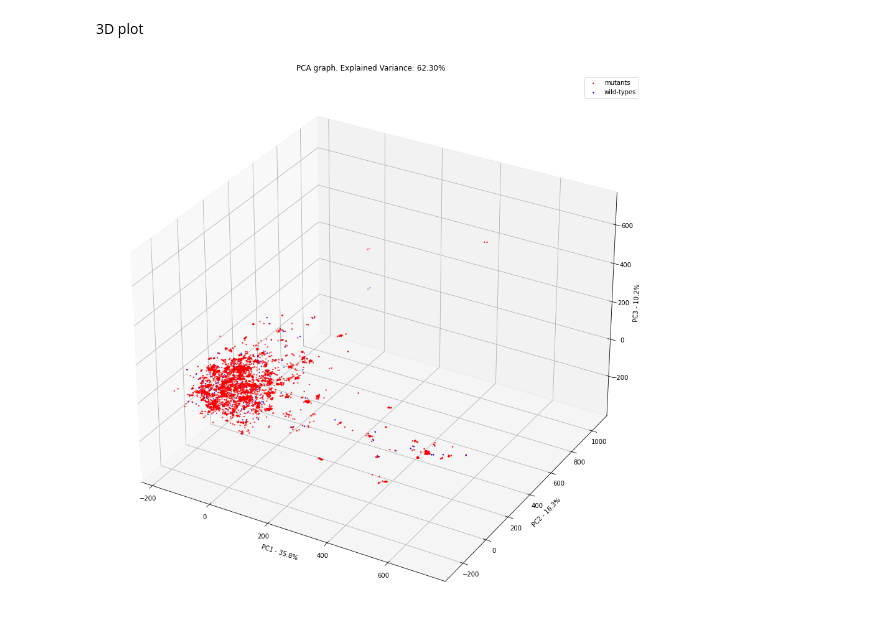
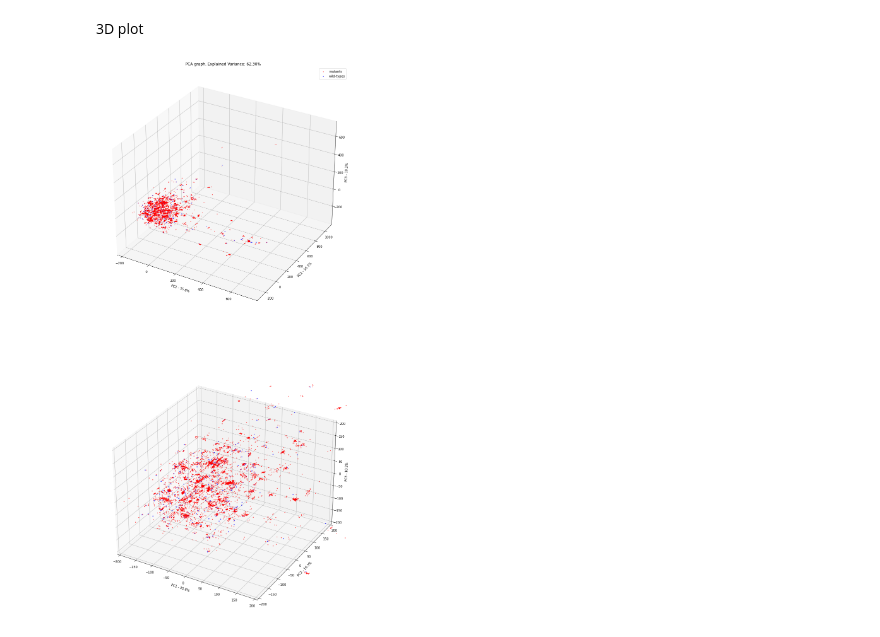
Before and after one commit to maximocrv/ml_protein_interactions, a Jupyter notebook: notebooks/data_exploration.ipynb, the cells around one changed output. Cells and saved outputs as stored; diff of their text form; code cells hidden in the pictures.

```diff
--- a/notebooks/data_exploration.ipynb
+++ b/notebooks/data_exploration.ipynb
@@ -243,18 +257,31 @@ plt.show()
 # %% [markdown]
 3D plot
 # %%
-fig = plt.figure(figsize=(32,16))
-ax = fig.add_subplot(111, projection='3d')
+fig = plt.figure(figsize=(32,2*16))
+ax = fig.add_subplot(211, projection='3d')
 # mutant
-ax.scatter(data_xyz[wt_N:,0],data_xyz[wt_N:,1],data_xyz[wt_N:,2], c='red', s=2)
+ax.scatter(data_xyz[wt_N:,0],data_xyz[wt_N:,1],data_xyz[wt_N:,2], c='red', s=1)
 # wild-type
 ax.scatter(data_xyz[:wt_N,0],data_xyz[:wt_N,1],data_xyz[:wt_N,2], c='blue', s=2)
 exp_var = per_var[0]+per_var[1]+per_var[2]
 plt.title(f'PCA graph. Explained Variance: {exp_var:.2f}%')
 ax.set_xlabel(f'PC1 - {per_var[0]}%')
 ax.set_ylabel(f'PC2 - {per_var[1]}%')
 ax.set_zlabel(f'PC3 - {per_var[2]}%')
 plt.legend(['mutants', 'wild-types'])
+
+ax2 = fig.add_subplot(212, projection='3d')
+# mutant
+ax2.scatter(data_xyz[wt_N:,0],data_xyz[wt_N:,1],data_xyz[wt_N:,2], c='red', s=2)
+# wild-type
+ax2.scatter(data_xyz[:wt_N,0],data_xyz[:wt_N,1],data_xyz[:wt_N,2], c='blue', s=4)
+ax2.set_xlabel(f'PC1 - {per_var[0]}%')
+ax2.set_ylabel(f'PC2 - {per_var[1]}%')
+ax2.set_zlabel(f'PC3 - {per_var[2]}%')
+ax2.set_xlim(-200,200)
+ax2.set_ylim(-200,200)
+ax2.set_zlim(-200,200)
+
 plt.show()
 # %% [output]
-[figure, old version]
+[figure, new version]
```
Also changed, not shown: parts of 1 cell of this notebook, 1 other file.
